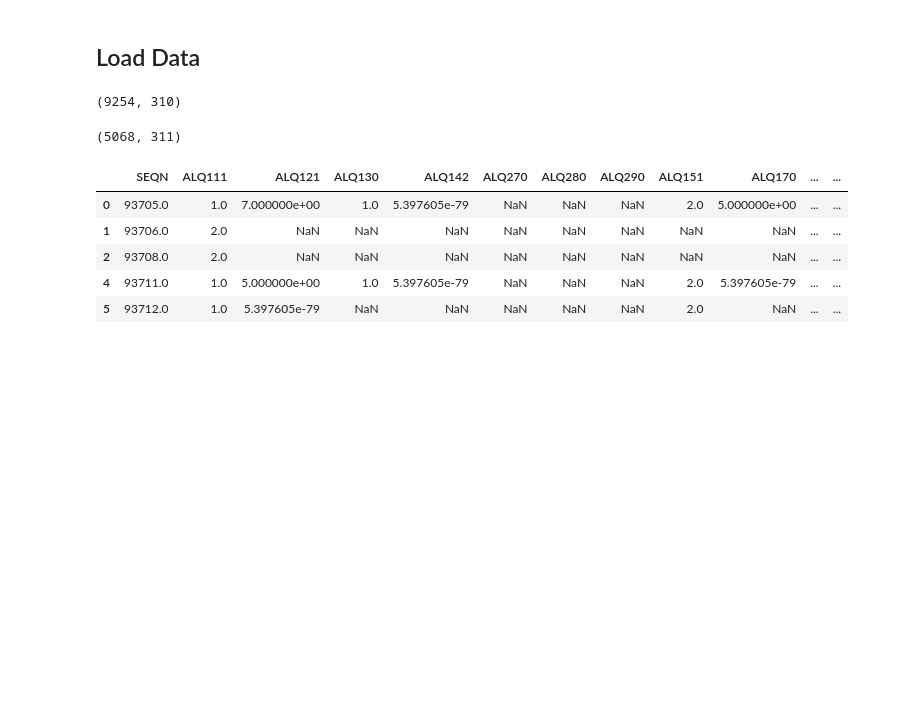
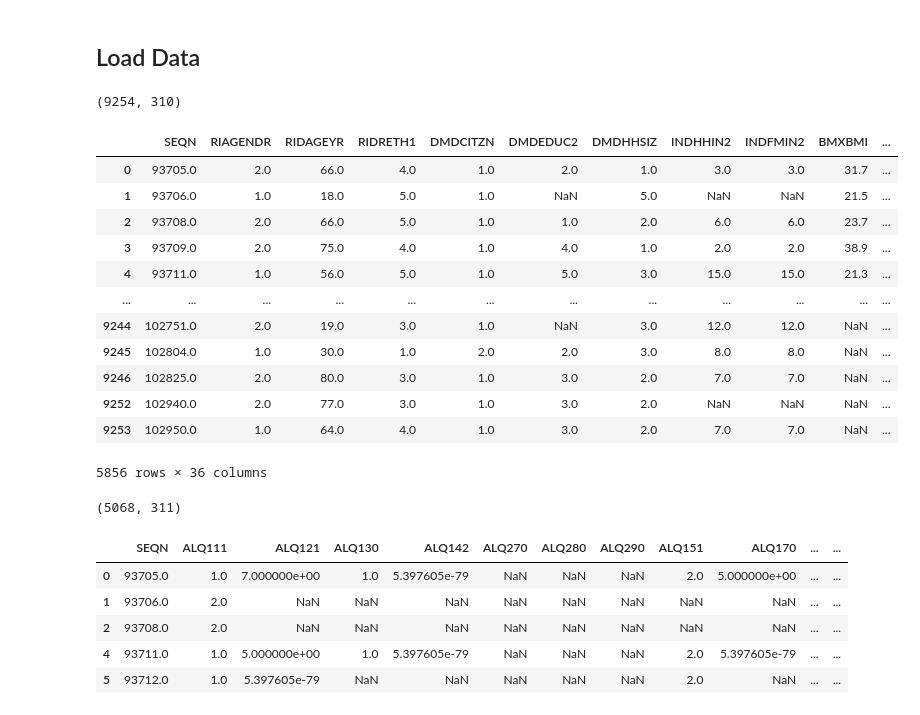
Before and after one commit to 18barbers2/causal-analysis-depression-nhanes, a Jupyter notebook: causal-notebook.ipynb, the cells around one changed output. Cells and saved outputs as stored; diff of their text form; code cells hidden in the pictures; blank space fills up the shorter version.

```diff
--- a/causal-notebook.ipynb
+++ b/causal-notebook.ipynb
@@ -61,6 +61,22 @@ for filename in os.listdir('data'):
 print(full_data.shape)
 # %% [output]
 (9254, 310)
+# %%
+subdata
+# %% [output]
+|  | SEQN | RIAGENDR | RIDAGEYR | RIDRETH1 | DMDCITZN | DMDEDUC2 | DMDHHSIZ | INDHHIN2 | INDFMIN2 | BMXBMI | ... |
+| 0 | 93705.0 | 2.0 | 66.0 | 4.0 | 1.0 | 2.0 | 1.0 | 3.0 | 3.0 | 31.7 | ... |
+| 1 | 93706.0 | 1.0 | 18.0 | 5.0 | 1.0 | NaN | 5.0 | NaN | NaN | 21.5 | ... |
+| 2 | 93708.0 | 2.0 | 66.0 | 5.0 | 1.0 | 1.0 | 2.0 | 6.0 | 6.0 | 23.7 | ... |
+| 3 | 93709.0 | 2.0 | 75.0 | 4.0 | 1.0 | 4.0 | 1.0 | 2.0 | 2.0 | 38.9 | ... |
+| 4 | 93711.0 | 1.0 | 56.0 | 5.0 | 1.0 | 5.0 | 3.0 | 15.0 | 15.0 | 21.3 | ... |
+| ... | ... | ... | ... | ... | ... | ... | ... | ... | ... | ... | ... |
+| 9244 | 102751.0 | 2.0 | 19.0 | 3.0 | 1.0 | NaN | 3.0 | 12.0 | 12.0 | NaN | ... |
+| 9245 | 102804.0 | 1.0 | 30.0 | 1.0 | 2.0 | 2.0 | 3.0 | 8.0 | 8.0 | NaN | ... |
+| 9246 | 102825.0 | 2.0 | 80.0 | 3.0 | 1.0 | 3.0 | 2.0 | 7.0 | 7.0 | NaN | ... |
+| 9252 | 102940.0 | 2.0 | 77.0 | 3.0 | 1.0 | 3.0 | 2.0 | NaN | NaN | NaN | ... |
+| 9253 | 102950.0 | 1.0 | 64.0 | 4.0 | 1.0 | 3.0 | 2.0 | 7.0 | 7.0 | NaN | ... |
+5856 rows × 36 columns
 # %%
 cols = full_data.loc[:,"DPQ010":"DPQ090"].columns
 valid = full_data.copy()
```
Also changed, not shown: parts of 16 cells of this notebook, 2 other files.
